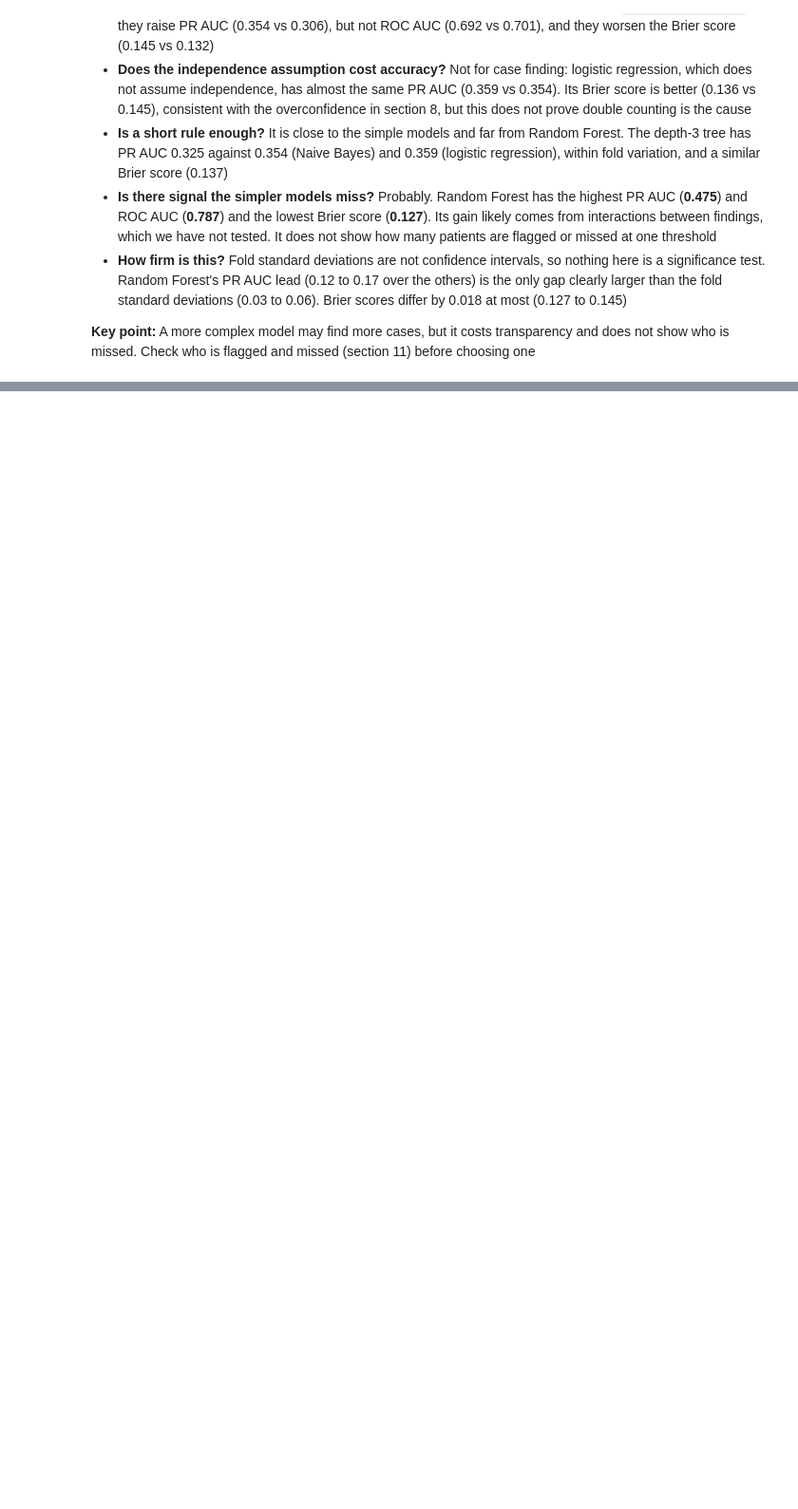
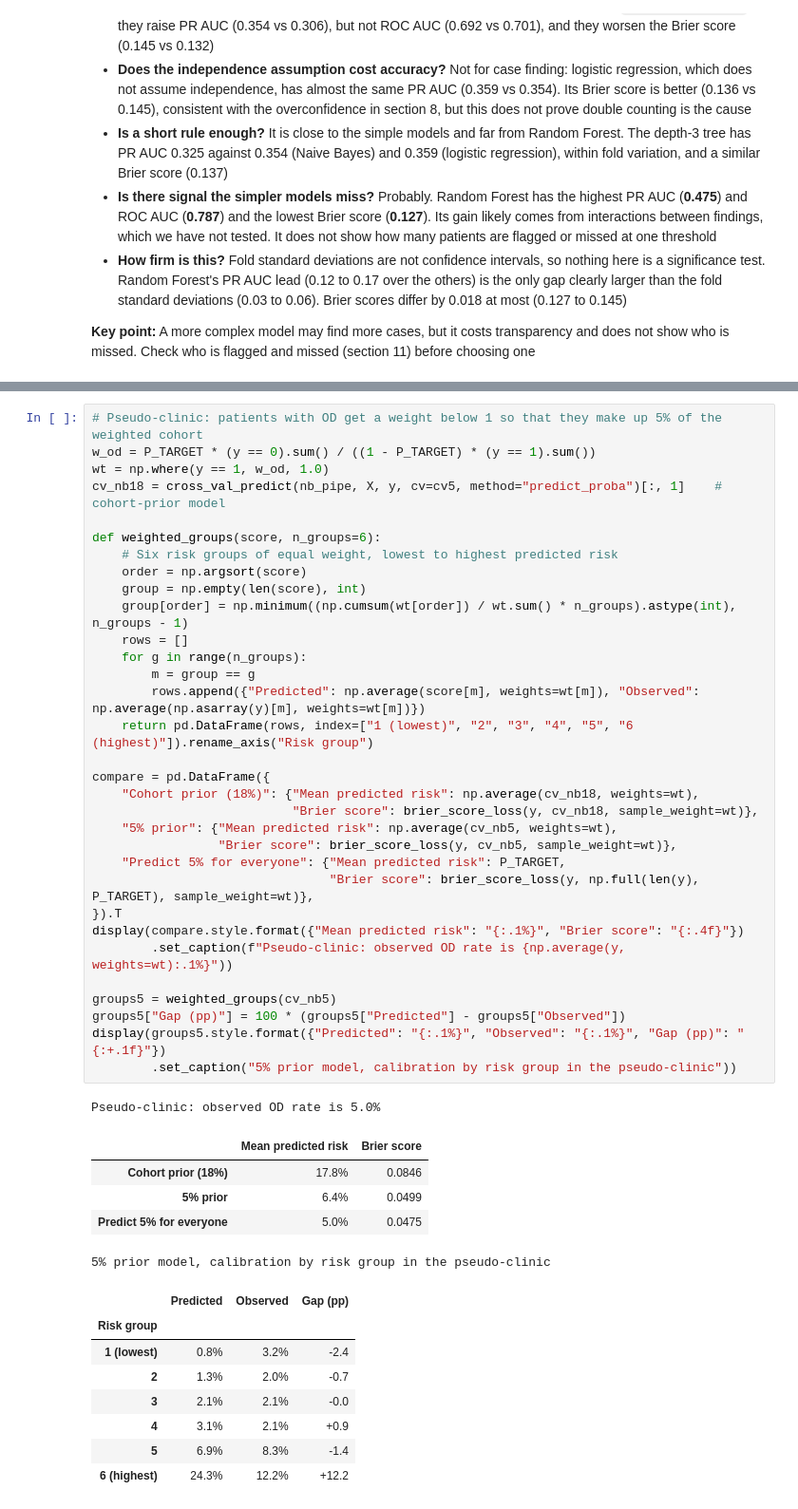
Before and after one commit to IE-ML-for-Healthcare/Bayesian-in-HC, a Jupyter notebook: 04_naive_bayes_opioid_demo_v2.ipynb, the cells around one changed output, grey strips where cells are left out. Shown at 95% size. Saved outputs shown, nothing was run; the diff lists cells and outputs as text; blank space fills up the shorter version.

```diff
--- a/04_naive_bayes_opioid_demo_v2.ipynb
+++ b/04_naive_bayes_opioid_demo_v2.ipynb
@@ -1350,0 +1389,47 @@ display(utility.to_frame().style.format(precision=1))
+# %%
+# Pseudo-clinic: patients with OD get a weight below 1 so that they make up 5% of the weighted cohort
+w_od = P_TARGET * (y == 0).sum() / ((1 - P_TARGET) * (y == 1).sum())
+wt = np.where(y == 1, w_od, 1.0)
+cv_nb18 = cross_val_predict(nb_pipe, X, y, cv=cv5, method="predict_proba")[:, 1]    # cohort-prior model
+
+def weighted_groups(score, n_groups=6):
+    # Six risk groups of equal weight, lowest to highest predicted risk
+    order = np.argsort(score)
+    group = np.empty(len(score), int)
+    group[order] = np.minimum((np.cumsum(wt[order]) / wt.sum() * n_groups).astype(int), n_groups - 1)
+    rows = []
+    for g in range(n_groups):
+        m = group == g
+        rows.append({"Predicted": np.average(score[m], weights=wt[m]), "Observed": np.average(np.asarray(y)[m], weights=wt[m])})
+    return pd.DataFrame(rows, index=["1 (lowest)", "2", "3", "4", "5", "6 (highest)"]).rename_axis("Risk group")
+
+compare = pd.DataFrame({
+    "Cohort prior (18%)": {"Mean predicted risk": np.average(cv_nb18, weights=wt),
+                           "Brier score": brier_score_loss(y, cv_nb18, sample_weight=wt)},
+    "5% prior": {"Mean predicted risk": np.average(cv_nb5, weights=wt),
+                 "Brier score": brier_score_loss(y, cv_nb5, sample_weight=wt)},
+    "Predict 5% for everyone": {"Mean predicted risk": P_TARGET,
+                                "Brier score": brier_score_loss(y, np.full(len(y), P_TARGET), sample_weight=wt)},
+}).T
+display(compare.style.format({"Mean predicted risk": "{:.1%}", "Brier score": "{:.4f}"})
+        .set_caption(f"Pseudo-clinic: observed OD rate is {np.average(y, weights=wt):.1%}"))
+
+groups5 = weighted_groups(cv_nb5)
+groups5["Gap (pp)"] = 100 * (groups5["Predicted"] - groups5["Observed"])
+display(groups5.style.format({"Predicted": "{:.1%}", "Observed": "{:.1%}", "Gap (pp)": "{:+.1f}"})
+        .set_caption("5% prior model, calibration by risk group in the pseudo-clinic"))
+# %% [output]
+Pseudo-clinic: observed OD rate is 5.0%
+|  | Mean predicted risk | Brier score |
+| Cohort prior (18%) | 17.8% | 0.0846 |
+| 5% prior | 6.4% | 0.0499 |
+| Predict 5% for everyone | 5.0% | 0.0475 |
+5% prior model, calibration by risk group in the pseudo-clinic
+|  | Predicted | Observed | Gap (pp) |
+| Risk group |  |  |  |
+| 1 (lowest) | 0.8% | 3.2% | -2.4 |
+| 2 | 1.3% | 2.0% | -0.7 |
+| 3 | 2.1% | 2.1% | -0.0 |
+| 4 | 3.1% | 2.1% | +0.9 |
+| 5 | 6.9% | 8.3% | -1.4 |
+| 6 (highest) | 24.3% | 12.2% | +12.2 |
```
Also changed, not shown: parts of 19 cells of this notebook.
